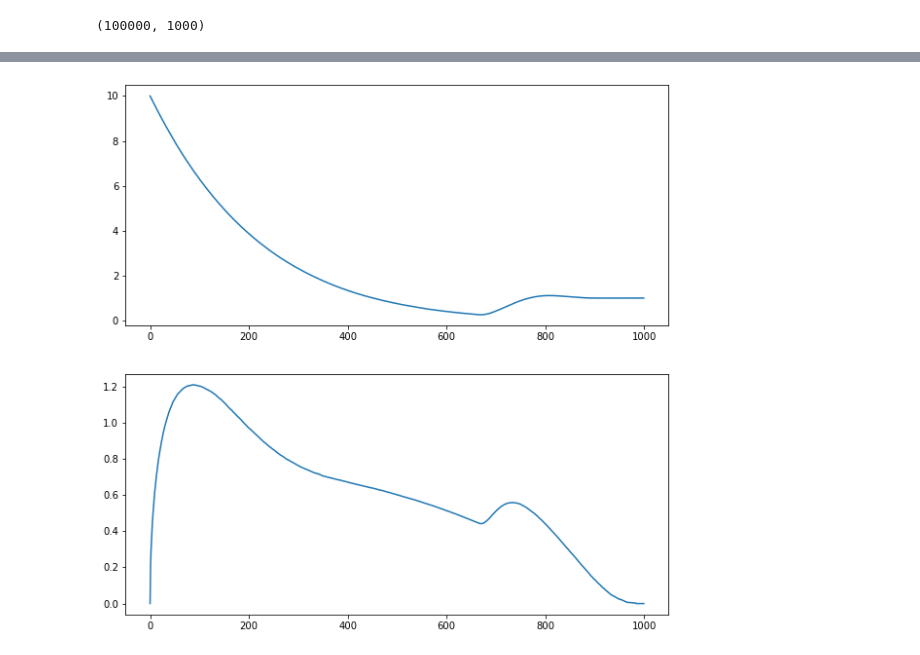
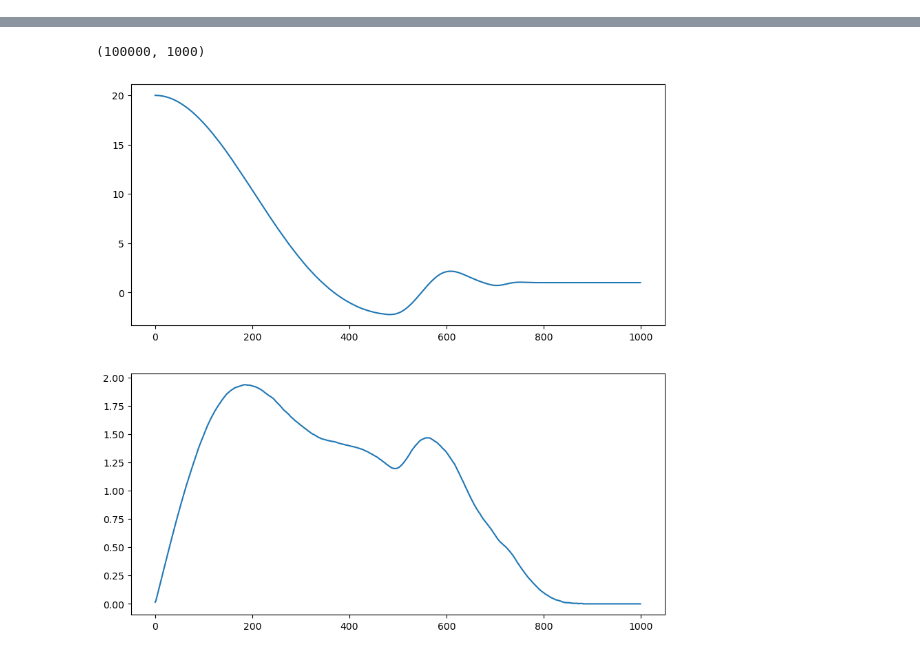
Before and after one commit to TJPaik/misc, a Jupyter notebook: EEC_example.ipynb, the cells around one changed output, grey strips where cells are left out. Drawn from its saved outputs; the diff is of its cells as text; code cells hidden in the pictures.

Commit message:
Add: torus 20

```diff
--- a/EEC_example.ipynb
+++ b/EEC_example.ipynb
@@ -69,9 +112,10 @@ output = Parallel(n_jobs=8, verbose=9)(
-# %%
-output = np.asarray([el for el in output if el is not None])
-print(output.shape)
-# %% [output]
-(100000, 1000)
 # %%
+output = Parallel(n_jobs=28, verbose=9)(
+    delayed(EEC.torus.euler_characteristic)(20, np.linspace(0, np.sqrt(2) / 2, 1000))
+    for _ in range(100000)
+)
+output = np.asarray([el for el in output if el is not None])
+print(output.shape)
 fig, axs = plt.subplots(2, 1, figsize=(10, 10))
 axs[0].plot(
     output.mean(axis=0)
@@ -84,2 +145,3 @@ plt.show()
+(100000, 1000)
-[figure, old version]
+[figure, new version]
 # %%
```
Also changed, not shown: parts of 11 cells of this notebook.
